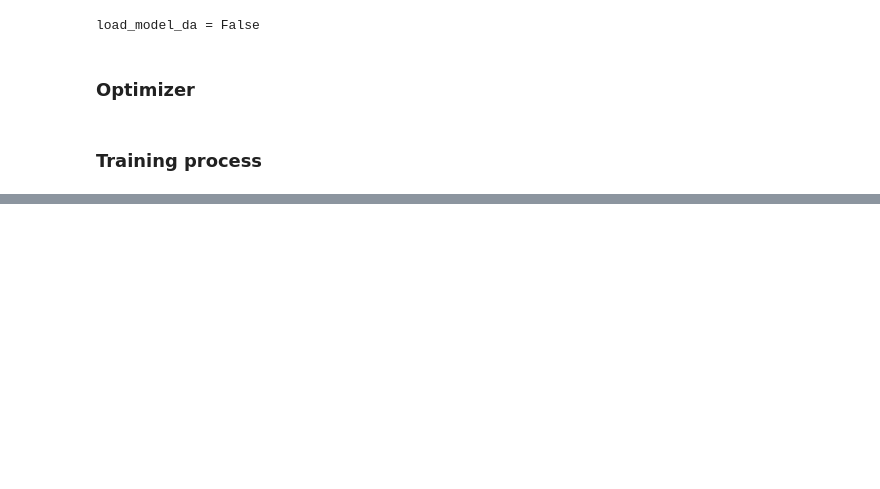
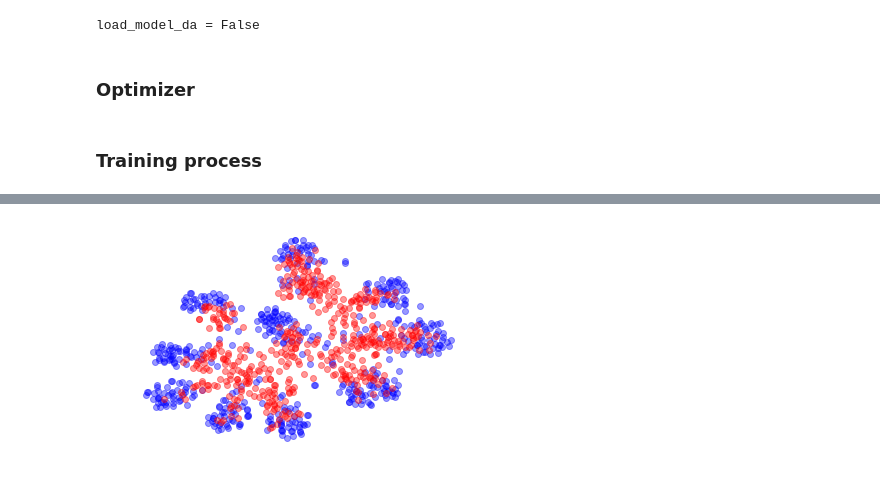
Before and after one commit to neoqy/DDA, a Jupyter notebook: SYNNUM_to_SVHN.ipynb, the cells around one changed output, grey strips where cells are left out. Cells and saved outputs as stored; diff of their text form; code cells hidden in the pictures; blank space fills up the shorter version.

```diff
--- a/SYNNUM_to_SVHN.ipynb
+++ b/SYNNUM_to_SVHN.ipynb
@@ -675,0 +799,5 @@ Accuracy on MNIST-M test set (source only): 0.8186666666666667
+# %%
+visualize_da(lh_syn.numpy(), lh_svhn.numpy(), perplexity=50, sample_num=500,
+             save="./pics/SYNNUM_to_SVHN_lasthidden_NonAdapted.svg")
+# %% [output]
+[figure, added]
```
Also changed, not shown: parts of 29 cells of this notebook, 4 other files.
